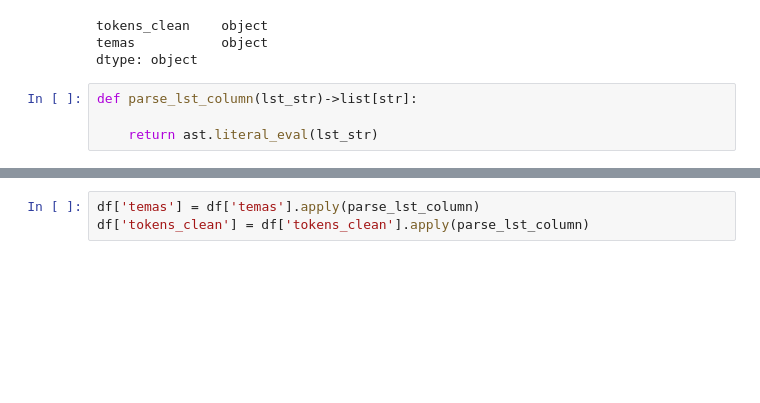
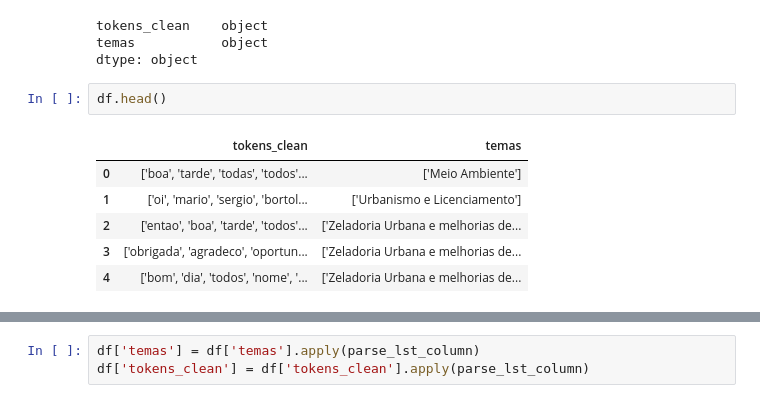
Before and after one commit to h-pgy/classifier_contrib_pdm, a Jupyter notebook: notebooks/03_bag_of_words.ipynb, the cells around one changed output, grey strips where cells are left out. Cells and saved outputs as stored; diff of their text form; blank space fills up the shorter version.

```diff
--- a/notebooks/03_bag_of_words.ipynb
+++ b/notebooks/03_bag_of_words.ipynb
@@ -24,7 +24,12 @@ df.dtypes
 tokens_clean    object
 temas           object
 dtype: object
-# %%
-def parse_lst_column(lst_str)->list[str]:
-
-    return ast.literal_eval(lst_str)
+# %%
+df.head()
+# %% [output]
+|  | tokens_clean | temas |
+| 0 | ['boa', 'tarde', 'todas', 'todos'... | ['Meio Ambiente'] |
+| 1 | ['oi', 'mario', 'sergio', 'bortol... | ['Urbanismo e Licenciamento'] |
+| 2 | ['entao', 'boa', 'tarde', 'todos'... | ['Zeladoria Urbana e melhorias de... |
+| 3 | ['obrigada', 'agradeco', 'oportun... | ['Zeladoria Urbana e melhorias de... |
+| 4 | ['bom', 'dia', 'todos', 'nome', '... | ['Zeladoria Urbana e melhorias de... |
```
Also changed, not shown: parts of 8 cells of this notebook, 5 other files.
